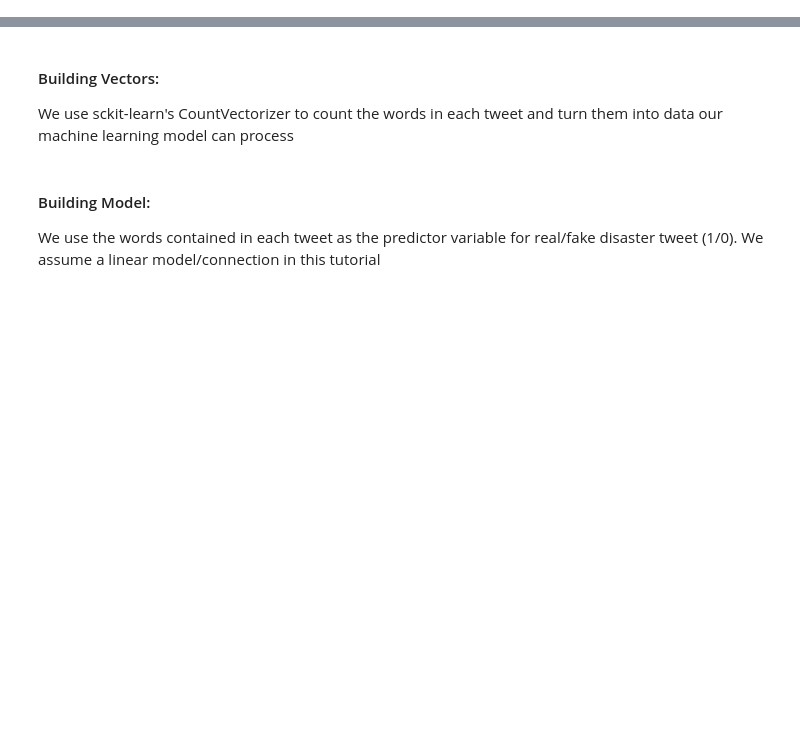
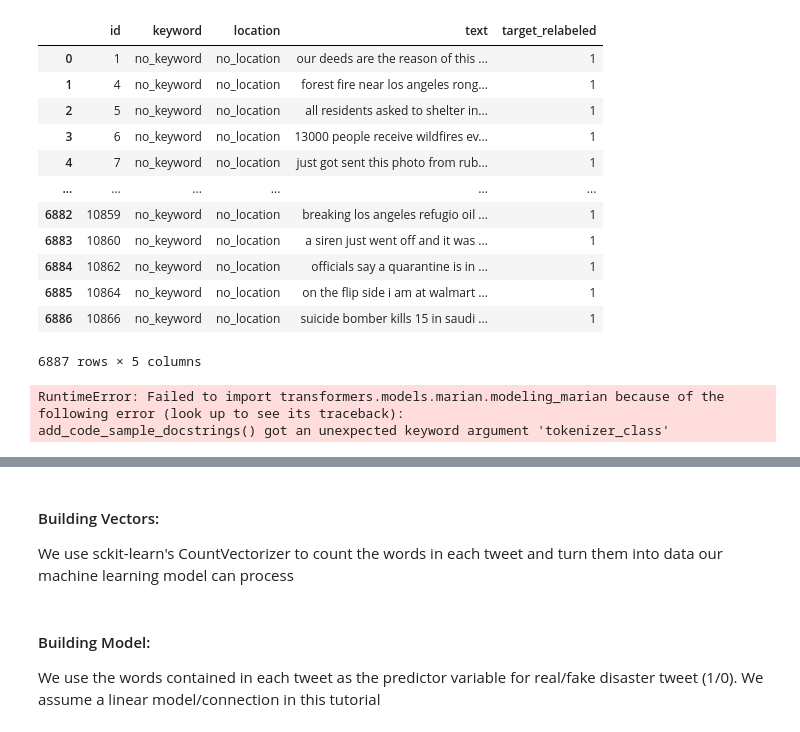
Before and after one commit to aagarwal17/NLPDisasterTweets, a Jupyter notebook: Code/Model.ipynb, the cells around one changed output, grey strips where cells are left out. Cells and saved outputs as stored; diff of their text form; code cells hidden in the pictures; blank space fills up the shorter version.

```diff
--- a/Code/Model.ipynb
+++ b/Code/Model.ipynb
@@ -42,3 +118,19 @@ df_train_cleanedNoMislabelsDuplicates = pd.read_csv("../Data/df_train_cleanedNoM
 df_train_cleanedMislabelsNoDuplicates = pd.read_csv("../Data/df_train_cleanedMislabelsNoDuplicates.csv", encoding='utf-8')
 df_train_cleanedNoMislabelsNoDuplicates = pd.read_csv("../Data/df_train_cleanedNoMislabelsNoDuplicates.csv", encoding='utf-8')
 df_test_cleaned = pd.read_csv("../Data/df_test_cleaned.csv", encoding='utf-8')
+# %%
+df_train_cleanedNoMislabelsNoDuplicates
+# %% [output]
+|  | id | keyword | location | text | target_relabeled |
+| 0 | 1 | no_keyword | no_location | our deeds are the reason of this ... | 1 |
+| 1 | 4 | no_keyword | no_location | forest fire near los angeles rong... | 1 |
+| 2 | 5 | no_keyword | no_location | all residents asked to shelter in... | 1 |
+| 3 | 6 | no_keyword | no_location | 13000 people receive wildfires ev... | 1 |
+| 4 | 7 | no_keyword | no_location | just got sent this photo from rub... | 1 |
+| ... | ... | ... | ... | ... | ... |
+| 6882 | 10859 | no_keyword | no_location | breaking los angeles refugio oil ... | 1 |
+| 6883 | 10860 | no_keyword | no_location | a siren just went off and it was ... | 1 |
+| 6884 | 10862 | no_keyword | no_location | officials say a quarantine is in ... | 1 |
+| 6885 | 10864 | no_keyword | no_location | on the flip side i am at walmart ... | 1 |
+| 6886 | 10866 | no_keyword | no_location | suicide bomber kills 15 in saudi ... | 1 |
+6887 rows × 5 columns
@@ -44,0 +143,8 @@ df_test_cleaned = pd.read_csv("../Data/df_test_cleaned.csv", encoding='utf-8')
+# %%
+from transformers import MarianMTModel, MarianTokenizer
+target_model_name = 'Helsinki-NLP/opus-mt-en-ROMANCE'
+target_tokenizer = MarianTokenizer.from_pretrained(target_model_name)
+target_model = MarianMTModel.from_pretrained(target_model_name).to('cuda:0')
+# %% [output]
+RuntimeError: Failed to import transformers.models.marian.modeling_marian because of the following error (look up to see its traceback):
+add_code_sample_docstrings() got an unexpected keyword argument 'tokenizer_class'
```
Also changed, not shown: parts of 29 cells of this notebook, 3 other files.
